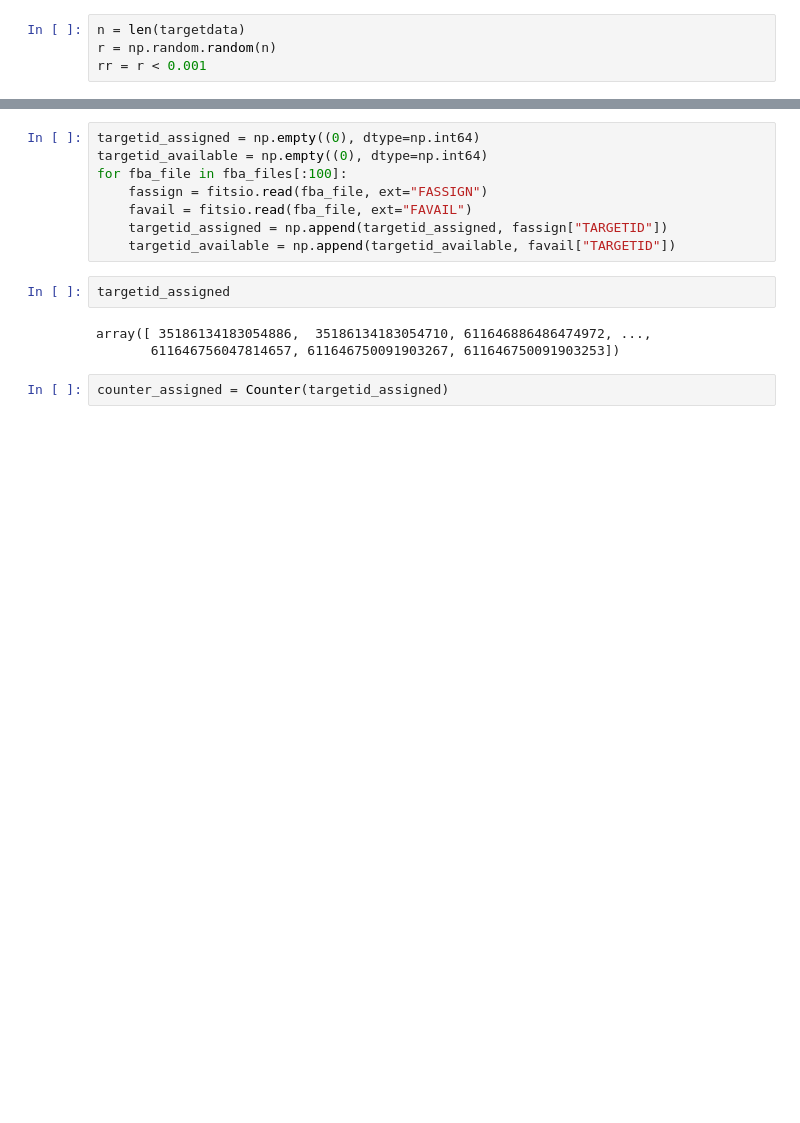
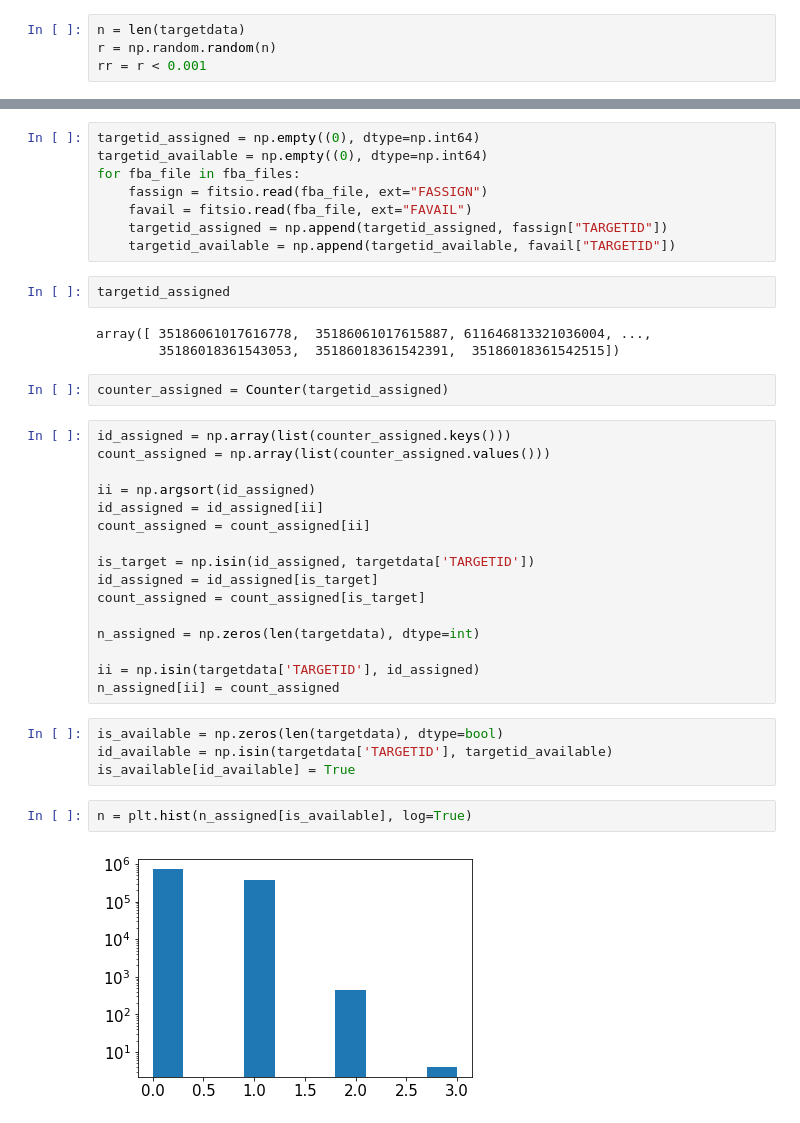
Before and after one commit to forero/SandboxDESI, a Jupyter notebook: DR8/join_results_DR8.ipynb, the cells around one changed output, grey strips where cells are left out. Saved outputs shown, nothing was run; the diff lists cells and outputs as text; blank space fills up the shorter version.

Commit message:
counting

```diff
--- a/DR8/join_results_DR8.ipynb
+++ b/DR8/join_results_DR8.ipynb
@@ -33,7 +33,7 @@ plt.colorbar()
 # %%
 targetid_assigned = np.empty((0), dtype=np.int64)
 targetid_available = np.empty((0), dtype=np.int64)
-for fba_file in fba_files[:100]:
+for fba_file in fba_files:
     fassign = fitsio.read(fba_file, ext="FASSIGN")
     favail = fitsio.read(fba_file, ext="FAVAIL")
     targetid_assigned = np.append(targetid_assigned, fassign["TARGETID"])
@@ -41,7 +41,31 @@ for fba_file in fba_files[:100]:
 # %%
 targetid_assigned
 # %% [output]
-array([ 35186134183054886,  35186134183054710, 611646886486474972, ...,
-       611646756047814657, 611646750091903267, 611646750091903253])
+array([ 35186061017616778,  35186061017615887, 611646813321036004, ...,
+        35186018361543053,  35186018361542391,  35186018361542515])
 # %%
 counter_assigned = Counter(targetid_assigned)
+# %%
+id_assigned = np.array(list(counter_assigned.keys()))
+count_assigned = np.array(list(counter_assigned.values()))
+
+ii = np.argsort(id_assigned)
+id_assigned = id_assigned[ii]
+count_assigned = count_assigned[ii]
+
+is_target = np.isin(id_assigned, targetdata['TARGETID'])
+id_assigned = id_assigned[is_target]
+count_assigned = count_assigned[is_target]
+
+n_assigned = np.zeros(len(targetdata), dtype=int)
+
+ii = np.isin(targetdata['TARGETID'], id_assigned)
+n_assigned[ii] = count_assigned
+# %%
+is_available = np.zeros(len(targetdata), dtype=bool)
+id_available = np.isin(targetdata['TARGETID'], targetid_available)
+is_available[id_available] = True
+# %%
+n = plt.hist(n_assigned[is_available], log=True)
+# %% [output]
+[figure, added]
```
Also changed, not shown: parts of 13 cells of this notebook.
